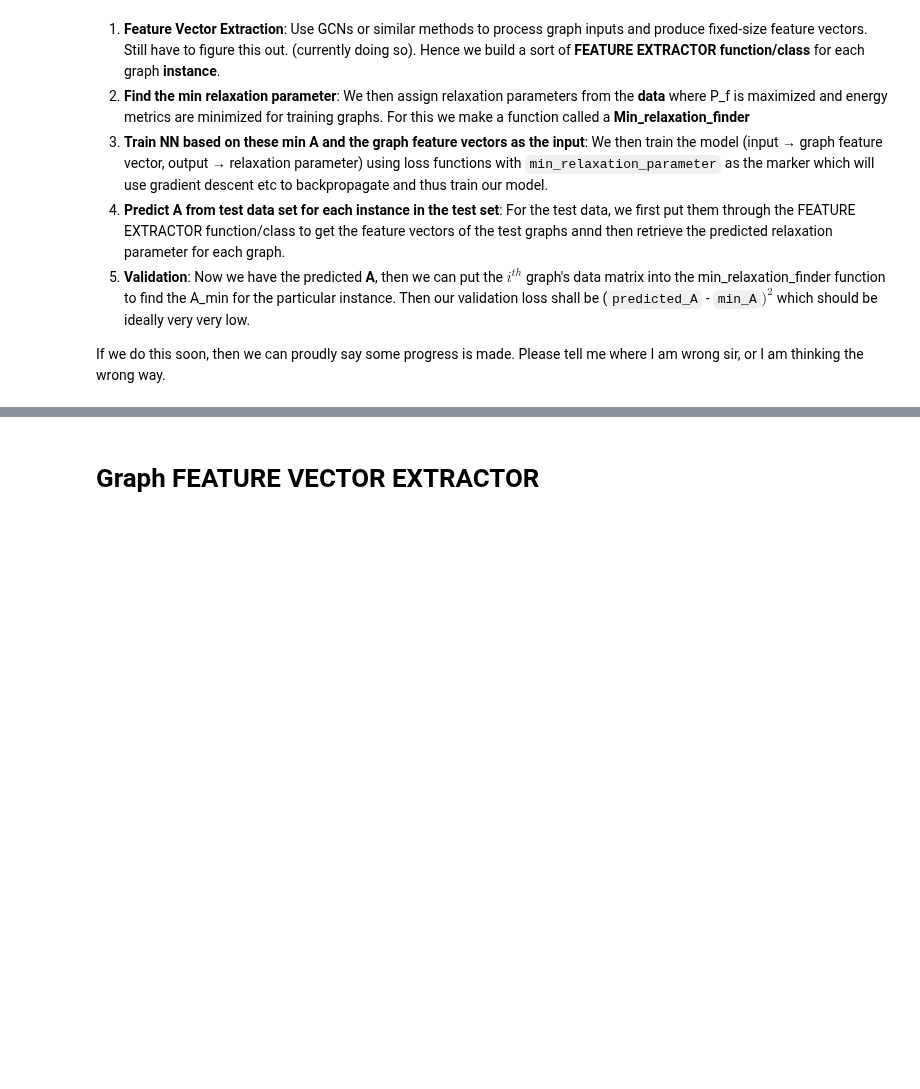
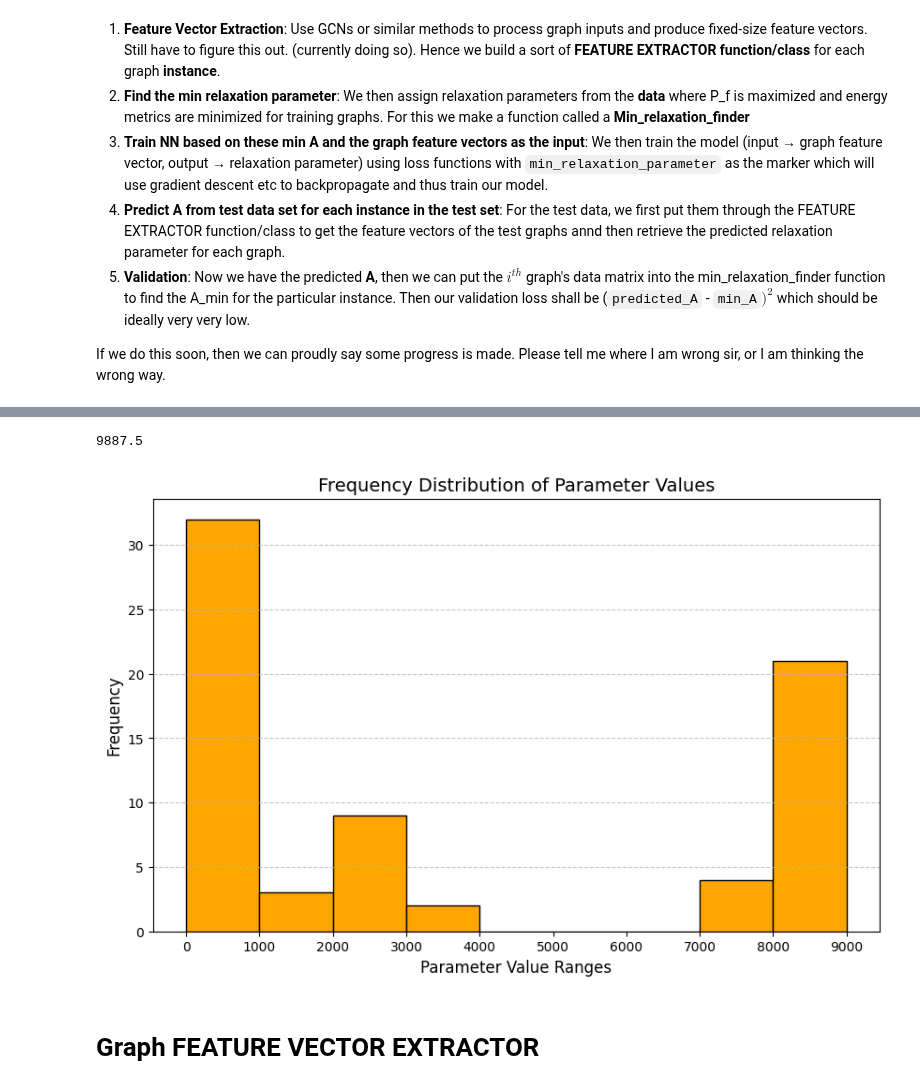
Before and after one commit to ronitd2002/QROSS-GCN-project, a Jupyter notebook: trial-notebooks/QROSS_Advanced_GCN_Training.ipynb, the cells around one changed output, grey strips where cells are left out. Cells and saved outputs as stored; diff of their text form; code cells hidden in the pictures; blank space fills up the shorter version.

```diff
--- a/trial-notebooks/QROSS_Advanced_GCN_Training.ipynb
+++ b/trial-notebooks/QROSS_Advanced_GCN_Training.ipynb
@@ -250,0 +277,22 @@ If we do this soon, then we can proudly say some progress is made. Please tell m
+# %%
+def min_relaxation_params(data_dict, lambda_1=5.0, lambda_2=1.0):
+
+  optimal_A_dict = {}
+
+  for idx, data_matrix in data_dict.items():
+    data_matrix = np.array(data_matrix)
+
+    A_values = data_matrix[:, 0]
+    P_f = data_matrix[:, 1]
+    E_avg = data_matrix[:, 2]
+    E_std = data_matrix[:, 3]
+    E_min = data_matrix[:, 4]
+
+    maxeavg = np.max(E_avg)
+    maxestd = np.max(E_std)
+
+    scores = lambda_1 * P_f - lambda_2 * (E_avg/maxeavg + E_std/maxestd)
+    best_index = np.argmax(scores)
+
+    optimal_A_dict[idx] = A_values[best_index]
+  return optimal_A_dict
@@ -250,0 +303,3 @@ If we do this soon, then we can proudly say some progress is made. Please tell m
+# %%
+min_relaxations = min_relaxation_params(runs)
+type(min_relaxations)
@@ -251,3 +328,22 @@ If we do this soon, then we can proudly say some progress is made. Please tell m
+# %%
+np.max(np.array(list(min_relaxations.values())))
+# %% [output]
+9887.5
+# %%
+values = np.array(list(min_relaxations.values()))
+bin_size = 1000
+bins = range(0, 10000, bin_size)
+
+plt.figure(figsize=(10, 6))
+plt.hist(values, bins=bins, edgecolor='black', color='orange')
+plt.xlabel('Parameter Value Ranges', fontsize=12)
+plt.ylabel('Frequency', fontsize=12)
+plt.title('Frequency Distribution of Parameter Values', fontsize=14)
+plt.xticks(bins)
+plt.grid(axis='y', linestyle='--', alpha=0.7)
+plt.show()
+# %% [output]
+[figure, added]
 # %% [markdown]
 # Graph FEATURE VECTOR EXTRACTOR
 # %%
```
Also changed, not shown: parts of 40 cells of this notebook.
